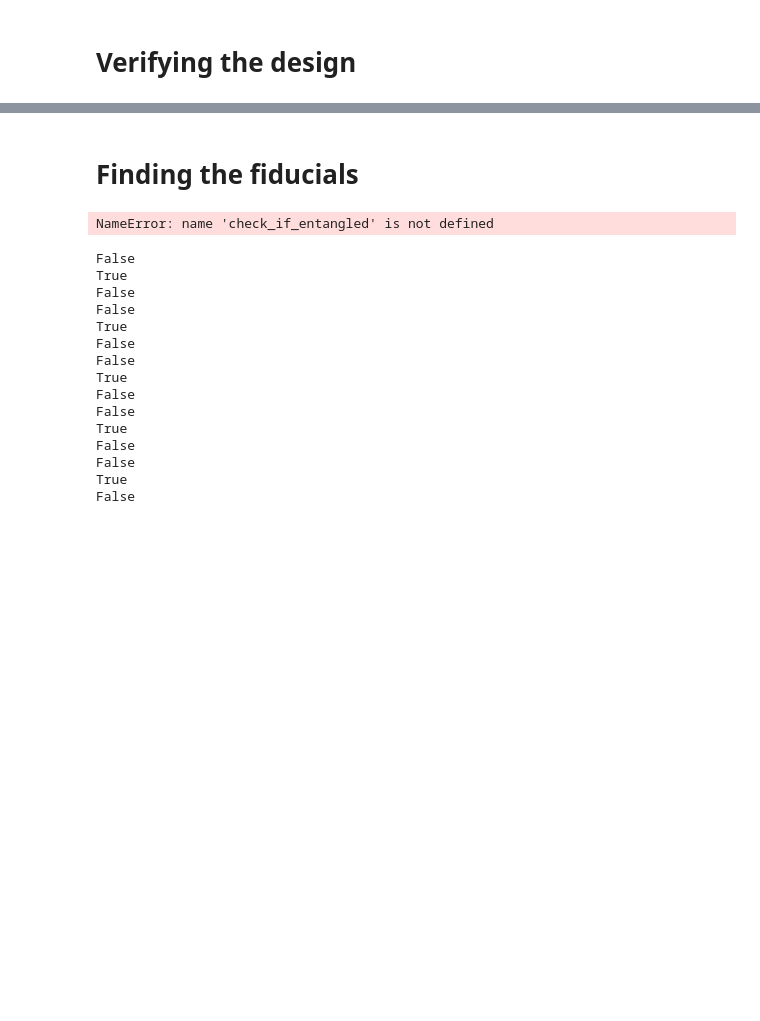
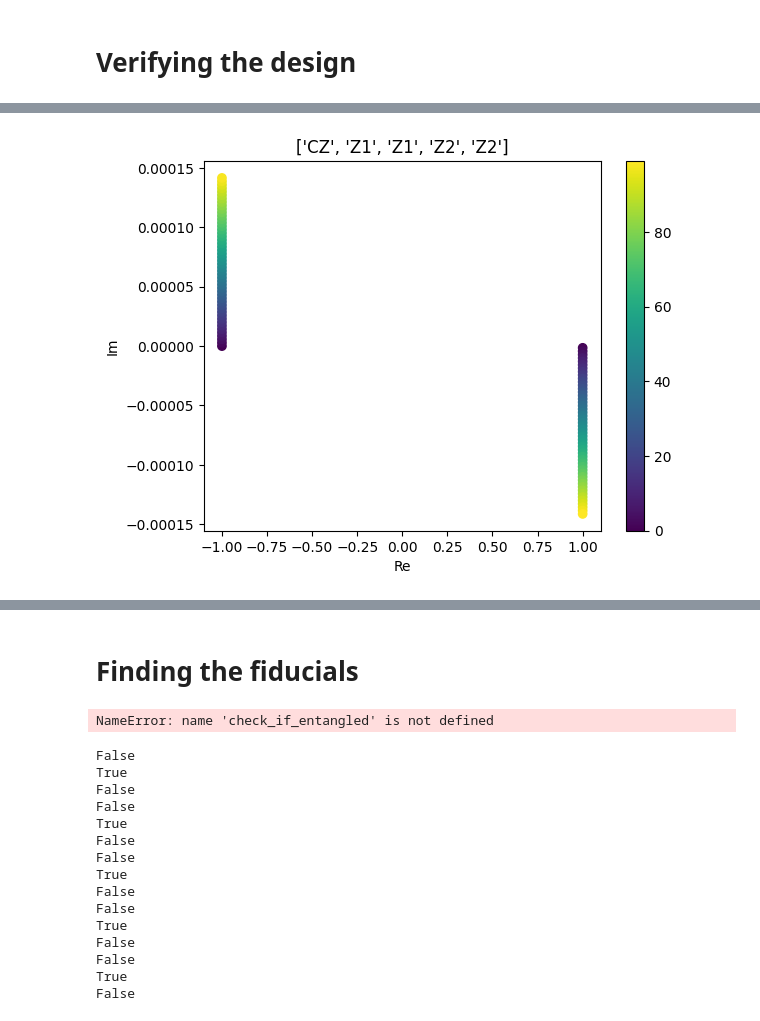
Before and after one commit to jpmarceaux/KalmanRPE, a Jupyter notebook: twoqubit_auto_rpe.ipynb, the cells around one changed output, grey strips where cells are left out. Saved outputs shown, nothing was run; the diff lists cells and outputs as text; code cells hidden in the pictures; blank space fills up the shorter version.

```diff
--- a/twoqubit_auto_rpe.ipynb
+++ b/twoqubit_auto_rpe.ipynb
@@ -200,7 +200,7 @@ def find_full_germ_set(starting_germ_set, all_germs, num_germs):
         frame = np.vstack([extract_cartan_jacob(germ_set[i]) for i in range(len(germ_set))])
     return germ_set
 # %%
-optimal_germs = find_full_germ_set([['CZ']], all_germ_choices, 4)
+optimal_germs = find_full_germ_set([['CZ', 'Z1', 'Z1', 'Z2', 'Z2']], all_germ_choices, 4)
 # %%
 optimal_frame = np.vstack([extract_cartan_jacob(germ) for germ in optimal_germs])
 # %%
@@ -220,20 +220,14 @@ optimal_germs
  ('X1', 'X1', 'Y2', 'CZ'),
  ('CZ', 'Y2', 'Y1', 'Y1')]
 # %%
-def construct_inphase_state_prep_vectors(germ):
-    target_u = germ_to_target(germ)
-    evals_targ, evecs_targ = np.linalg.eig(target_u)
-    evec_targ_list = [evecs_targ[:,i] for i in range(4)]
-    psi01 = (evec_targ_list[0] + evec_targ_list[1])/np.sqrt(2)
-    psi12 = (evec_targ_list[1] + evec_targ_list[2])/np.sqrt(2)
-    psi23 = (evec_targ_list[2] + evec_targ_list[3])/np.sqrt(2)
+def construct_inphase_state_prep_vectors(evecs_list_input):
+    psi01 = (evecs_list_input[0] + evecs_list_input[1])/np.sqrt(2)
+    psi12 = (evecs_list_input[1] + evecs_list_input[2])/np.sqrt(2)
+    psi23 = (evecs_list_input[2] + evecs_list_input[3])/np.sqrt(2)
     return psi01, psi12, psi23
 
-def construct_quadrature_state_prep_vectors(germ):
-    target_u = germ_to_target(germ)
-    evals_targ, evecs_targ = np.linalg.eig(target_u)
-    evec_targ_list = [evecs_targ[:,i] for i in range(4)]
-    psi01 = (evec_targ_list[0] + 1j*evec_targ_list[1])/np.sqrt(2)
-    psi12 = (evec_targ_list[1] + 1j*evec_targ_list[2])/np.sqrt(2)
-    psi23 = (evec_targ_list[2] + 1j*evec_targ_list[3])/np.sqrt(2)
+def construct_quadrature_state_prep_vectors(evecs_list_input):
+    psi01 = (evecs_list_input[0] + 1j*evecs_list_input[1])/np.sqrt(2)
+    psi12 = (evecs_list_input[1] + 1j*evecs_list_input[2])/np.sqrt(2)
+    psi23 = (evecs_list_input[2] + 1j*evecs_list_input[3])/np.sqrt(2)
     return psi01, psi12, psi23
@@ -262,7 +258,7 @@ EigResult(eigenvalues=array([ 1.+0.0000000e+00j,  1.+0.0000000e+00j,  1.+0.00000
        [0.+0.j, 0.+0.j, 0.+0.j, 1.+0.j]]))
 # %%
 # compare the eigenvalues of the target unitary to the eigenvalues of the model unitary
-x = 0.001*np.random.randn(15)
+x = 0.00001*np.random.randn(15)
 model_u = germ_to_unitary(['CZ'], x)
 target_u = germ_to_target(['CZ'])
 evals_model, evecs_model = np.linalg.eig(model_u)
@@ -385,0 +447,17 @@ plt.plot(probs_quadrature[2])
+# %%
+def plot_complex_signal(cos_series, sin_series, depths, germ_hash):
+    # plot the real and imaginary part in the complex plane
+    # signal is a numpy array of complex numbers
+    # use a color map to indicate the depth
+    signal = (1-2*cos_series) + 1j*(1-2*sin_series)
+    plt.figure()
+    plt.scatter(np.real(signal), np.imag(signal), c=depths, cmap='viridis')
+    plt.xlabel('Re')
+    plt.ylabel('Im')
+    plt.title(germ_hash)
+    plt.colorbar()
+    plt.show()
+
+plot_complex_signal(probs_inphase[0], probs_quadrature[0], [i for i in range(100)], optimal_germs[0])
+# %% [output]
+[figure, added]
```
Also changed, not shown: parts of 31 cells of this notebook.
